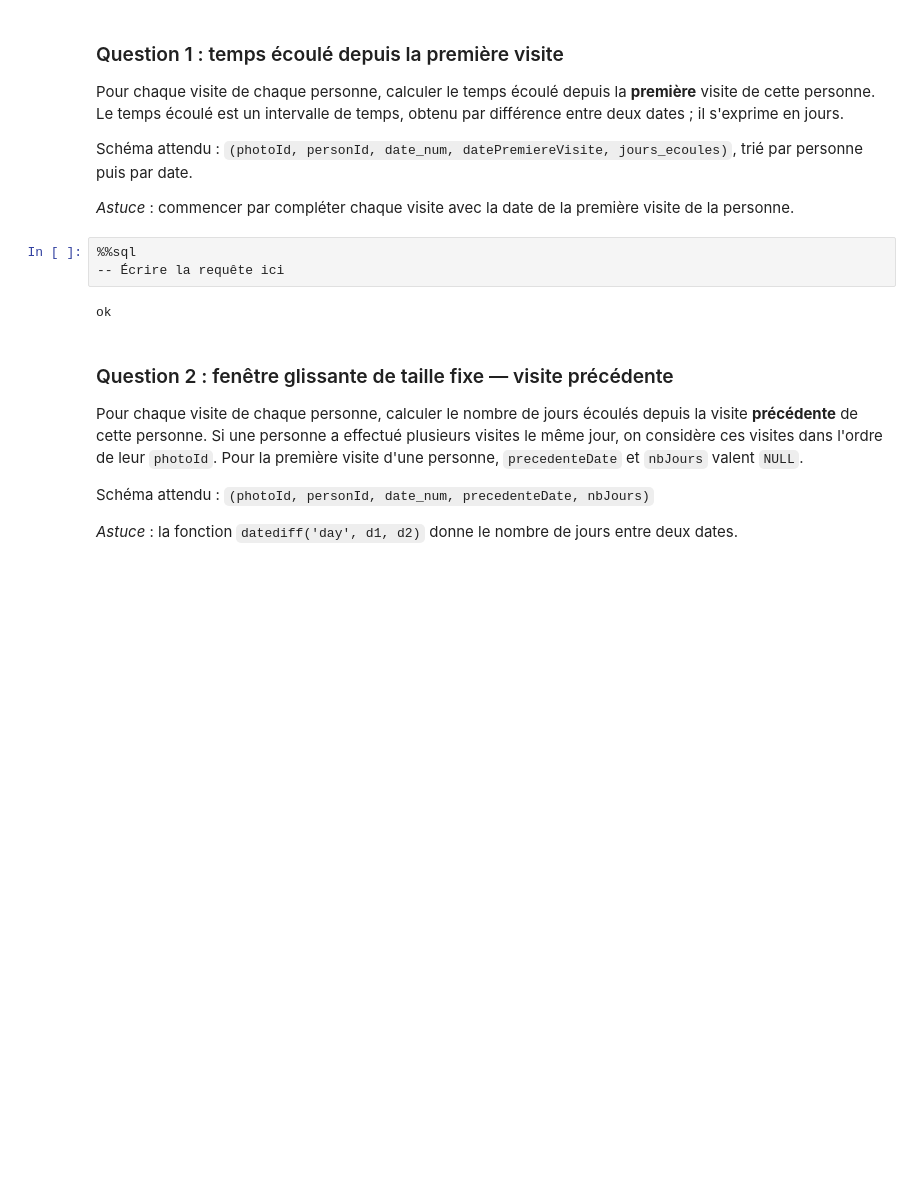
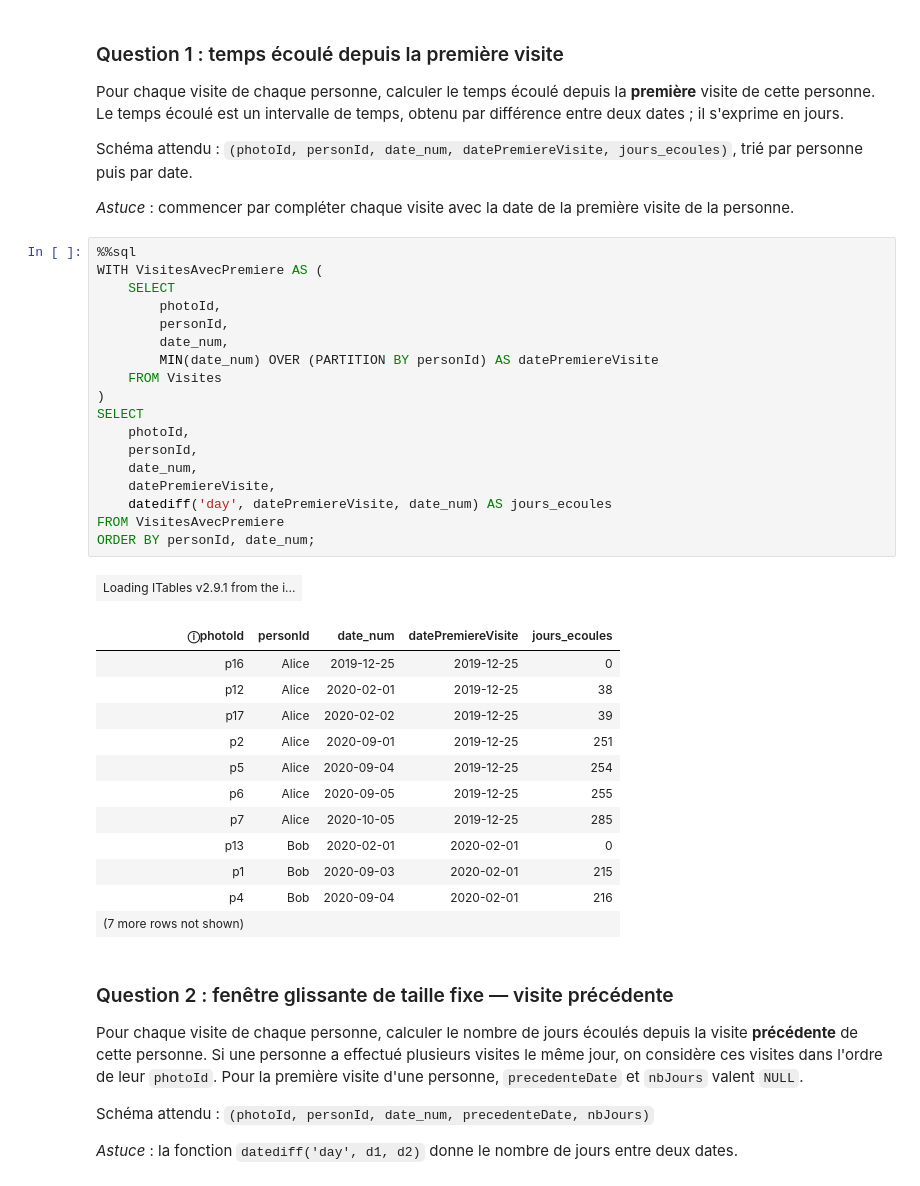
Before and after one commit to cwilson-su/Large-Scale-Data-Analytics-Labs, a Jupyter notebook: LAB2_2026_Fenetres_avec_duckdb.ipynb, the cells around one changed output. Saved outputs shown, nothing was run; the diff lists cells and outputs as text; blank space fills up the shorter version.

```diff
--- a/LAB2_2026_Fenetres_avec_duckdb.ipynb
+++ b/LAB2_2026_Fenetres_avec_duckdb.ipynb
@@ -446,11 +446,38 @@ Le temps écoulé est un intervalle de temps, obtenu par différence entre deux
 Schéma attendu : `(photoId, personId, date_num, datePremiereVisite, jours_ecoules)`, trié par personne puis par date.
 
 *Astuce* : commencer par compléter chaque visite avec la date de la première visite de la personne.
-# %%
-%%sql
--- Écrire la requête ici
-# %% [output]
-ok
+# %%
+%%sql
+WITH VisitesAvecPremiere AS (
+    SELECT
+        photoId,
+        personId,
+        date_num,
+        MIN(date_num) OVER (PARTITION BY personId) AS datePremiereVisite
+    FROM Visites
+)
+SELECT
+    photoId,
+    personId,
+    date_num,
+    datePremiereVisite,
+    datediff('day', datePremiereVisite, date_num) AS jours_ecoules
+FROM VisitesAvecPremiere
+ORDER BY personId, date_num;
+# %% [output]
+| Loading ITables v2.9.1 from the i... |
+| ⓘphotoId | personId | date_num | datePremiereVisite | jours_ecoules |
+| p16 | Alice | 2019-12-25 | 2019-12-25 | 0 |
+| p12 | Alice | 2020-02-01 | 2019-12-25 | 38 |
+| p17 | Alice | 2020-02-02 | 2019-12-25 | 39 |
+| p2 | Alice | 2020-09-01 | 2019-12-25 | 251 |
+| p5 | Alice | 2020-09-04 | 2019-12-25 | 254 |
+| p6 | Alice | 2020-09-05 | 2019-12-25 | 255 |
+| p7 | Alice | 2020-10-05 | 2019-12-25 | 285 |
+| p13 | Bob | 2020-02-01 | 2020-02-01 | 0 |
+| p1 | Bob | 2020-09-03 | 2020-02-01 | 215 |
+| p4 | Bob | 2020-09-04 | 2020-02-01 | 216 |
+| (7 more rows not shown) |  |  |  |  |
 # %% [markdown]
 ### Question 2 : fenêtre glissante de taille fixe — visite précédente
 
```
Also changed, not shown: parts of 8 cells of this notebook.
